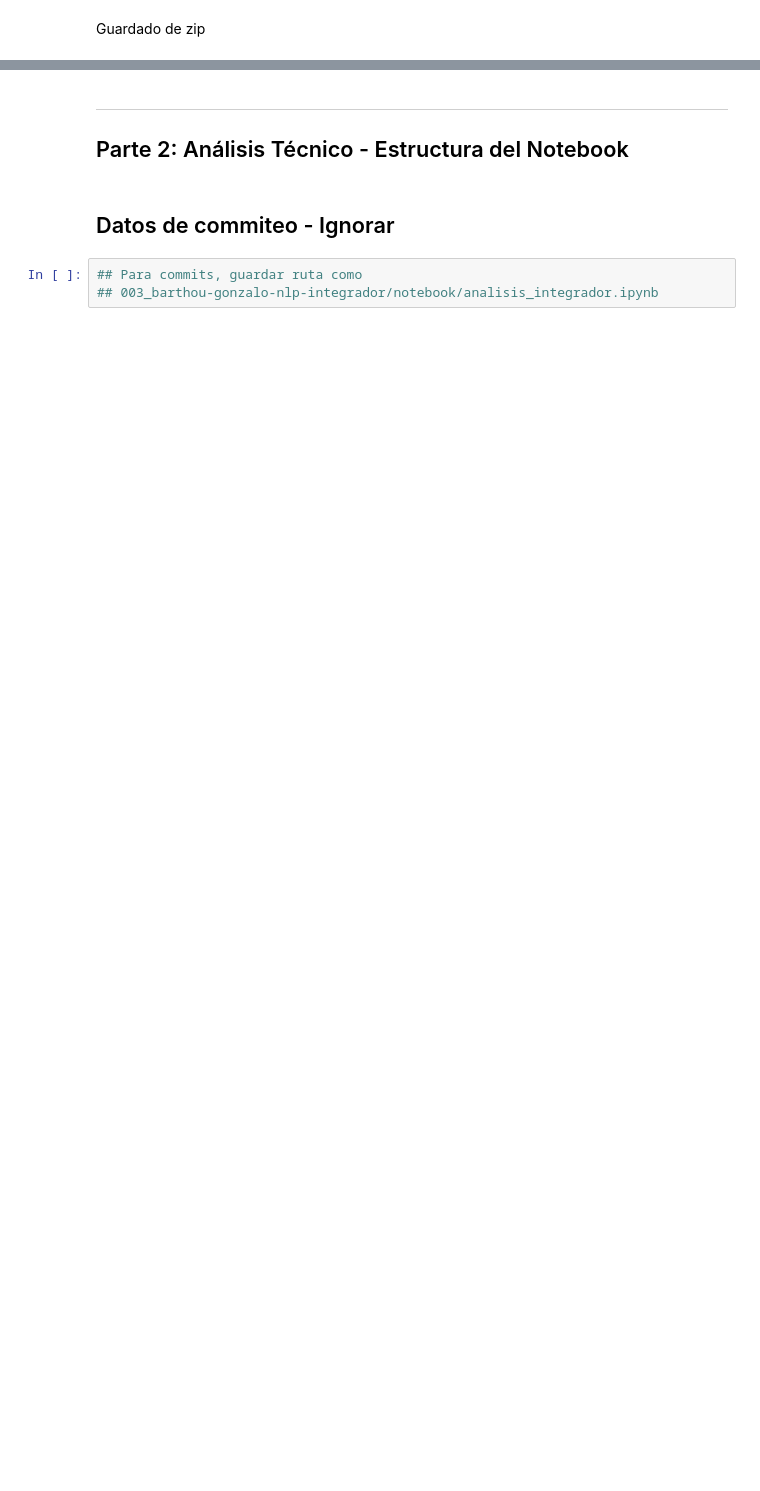
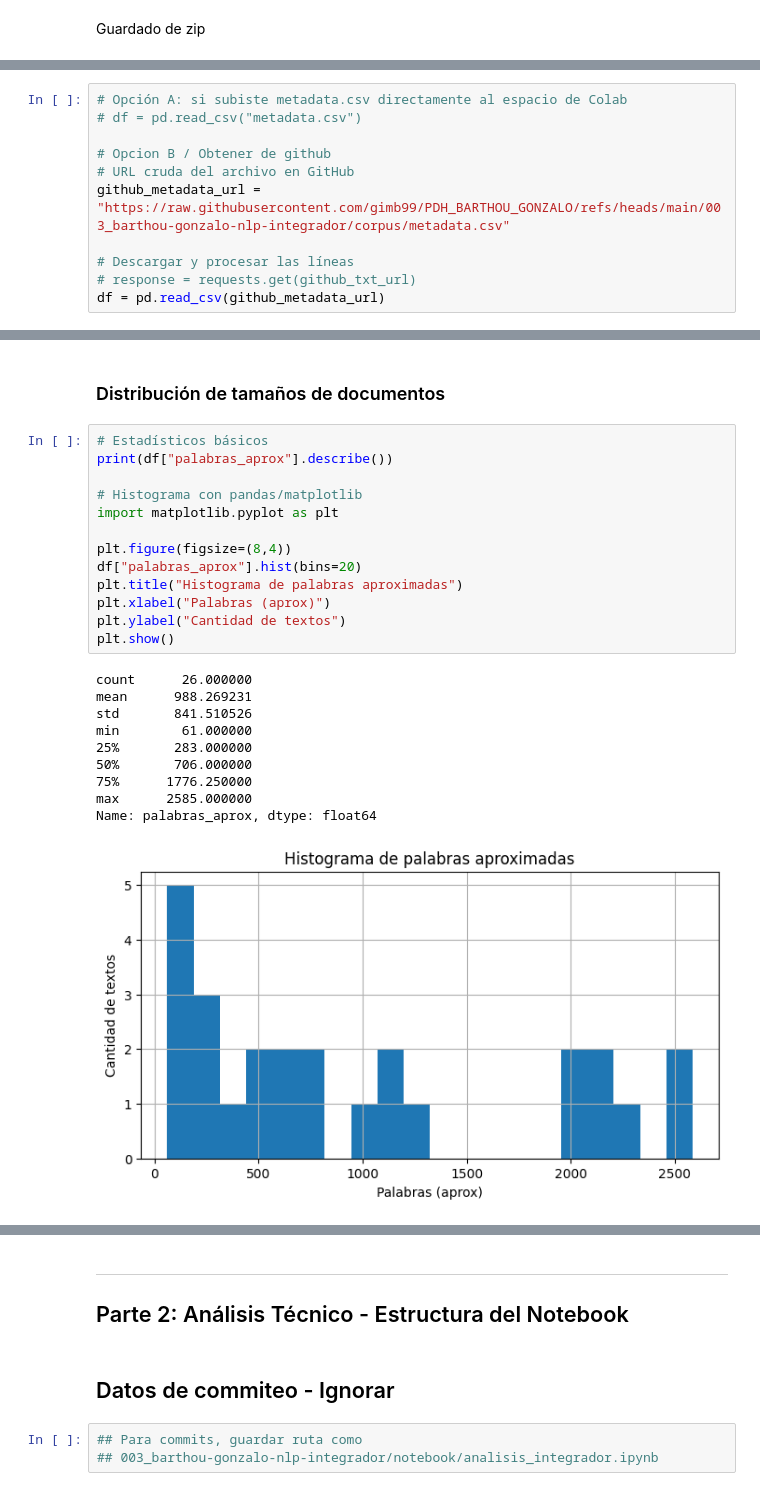
Before and after one commit to gimb99/PDH_BARTHOU_GONZALO, a Jupyter notebook: 003_barthou-gonzalo-nlp-integrador/notebook/analisis_integrador.ipynb, the cells around one changed output, grey strips where cells are left out. Cells and saved outputs as stored; diff of their text form; blank space fills up the shorter version.

```diff
--- a/003_barthou-gonzalo-nlp-integrador/notebook/analisis_integrador.ipynb
+++ b/003_barthou-gonzalo-nlp-integrador/notebook/analisis_integrador.ipynb
@@ -227,0 +334,11 @@ df.to_csv("metadata.csv", index=False)
+# %%
+# Opción A: si subiste metadata.csv directamente al espacio de Colab
+# df = pd.read_csv("metadata.csv")
+
+# Opcion B / Obtener de github
+# URL cruda del archivo en GitHub
+github_metadata_url = "https://raw.githubusercontent.com/gimb99/PDH_BARTHOU_GONZALO/refs/heads/main/003_barthou-gonzalo-nlp-integrador/corpus/metadata.csv"
+
+# Descargar y procesar las líneas
+# response = requests.get(github_txt_url)
+df = pd.read_csv(github_metadata_url)
@@ -227,0 +360,26 @@ df.to_csv("metadata.csv", index=False)
+# %% [markdown]
+### Distribución de tamaños de documentos
+# %%
+# Estadísticos básicos
+print(df["palabras_aprox"].describe())
+
+# Histograma con pandas/matplotlib
+import matplotlib.pyplot as plt
+
+plt.figure(figsize=(8,4))
+df["palabras_aprox"].hist(bins=20)
+plt.title("Histograma de palabras aproximadas")
+plt.xlabel("Palabras (aprox)")
+plt.ylabel("Cantidad de textos")
+plt.show()
+# %% [output]
+count      26.000000
+mean      988.269231
+std       841.510526
+min        61.000000
+25%       283.000000
+50%       706.000000
+75%      1776.250000
+max      2585.000000
+Name: palabras_aprox, dtype: float64
+[figure, added]
```
Also changed, not shown: parts of 27 cells of this notebook.
